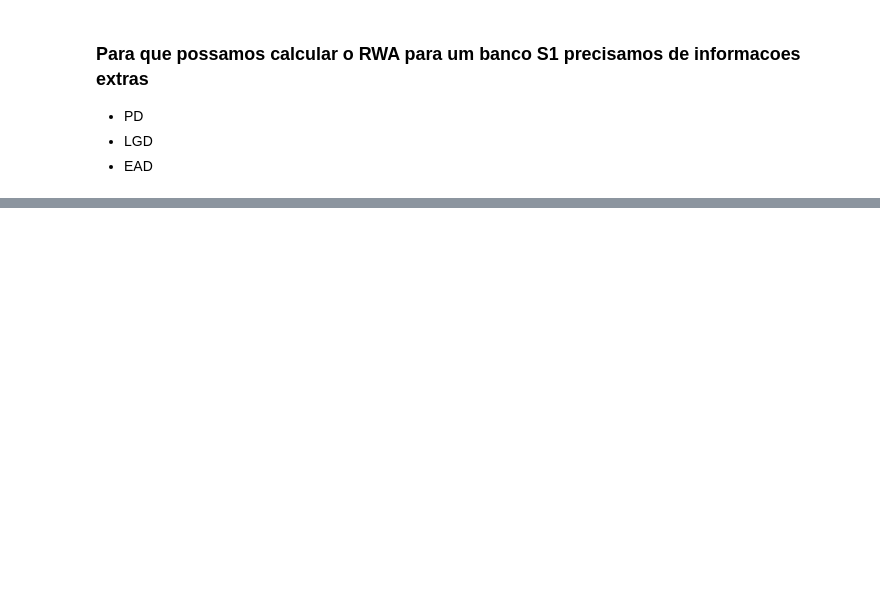
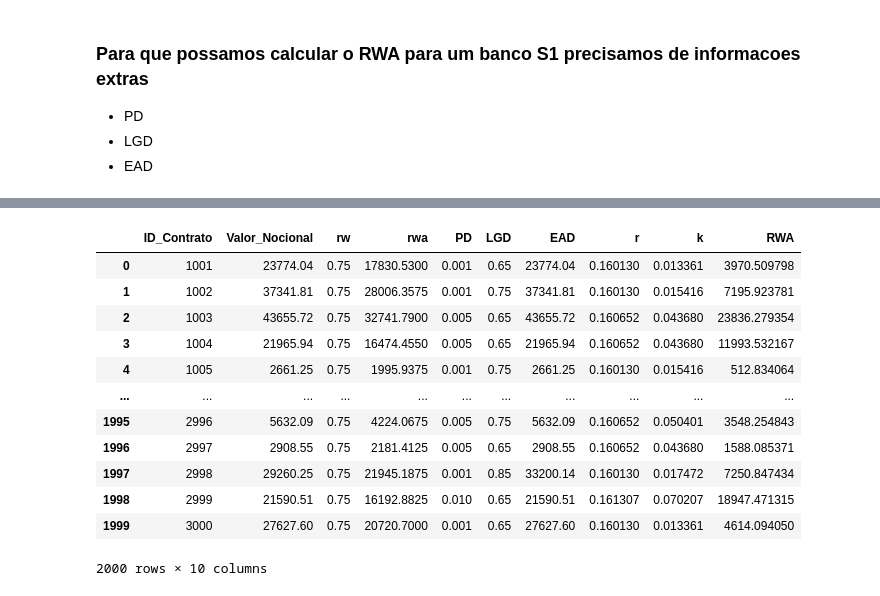
Before and after one commit to Rickpsm/analise_alm, a Jupyter notebook: notebooks/rwa.ipynb, the cells around one changed output, grey strips where cells are left out. Drawn from its saved outputs; the diff is of its cells as text; code cells hidden in the pictures; blank space fills up the shorter version.

```diff
--- a/notebooks/rwa.ipynb
+++ b/notebooks/rwa.ipynb
@@ -262,0 +326,30 @@ Uma regra crucial para bancos S1 e o limite de otimizacao de capital. O comite d
+# %%
+# calculo do capital K
+from scipy.stats import norm
+import math
+
+def calc_k(linha):
+
+    pd = linha['PD']
+    lgd = linha['LGD']
+    r = linha['r']
+
+    # 1. Funções estatísticas (Normais)
+    # G(PD) é a inversa da normal acumulada: norm.ppf
+    # N(...) é a normal acumulada: norm.cdf
+    G_PD = norm.ppf(pd)
+    G_0999 = norm.ppf(0.999)
+
+    # 2. Cálculo de K
+    # Dividimos em partes para facilitar a leitura
+    termo_1 = G_PD / math.sqrt(1 - r)
+    termo_2 = math.sqrt(r / (1 - r)) * G_0999
+
+    N_total = norm.cdf(termo_1 + termo_2)
+
+    k = (lgd * N_total) - (pd * lgd)
+    return k
+
+df_analise_pd['k'] = df_analise_pd.apply(calc_k, axis = 1)
+
+df_analise_pd
@@ -262,0 +518,24 @@ Uma regra crucial para bancos S1 e o limite de otimizacao de capital. O comite d
+# %%
+# Analise do breakeven
+
+df_breakeven = pd.merge(left=df_analise[['ID_Contrato', 'Valor_Nocional', 'rw', 'rwa']]
+                            ,right=df_analise_pd[['ID_Contrato', 'Valor_Nocional', 'PD', 'LGD', 'EAD', 'r', 'k', 'RWA']]
+                            ,left_on= ['ID_Contrato', 'Valor_Nocional']
+                            ,right_on= ['ID_Contrato', 'Valor_Nocional']
+                            ,how= 'left')
+
+df_breakeven
+# %% [output]
+|  | ID_Contrato | Valor_Nocional | rw | rwa | PD | LGD | EAD | r | k | RWA |
+| 0 | 1001 | 23774.04 | 0.75 | 17830.5300 | 0.001 | 0.65 | 23774.04 | 0.160130 | 0.013361 | 3970.509798 |
+| 1 | 1002 | 37341.81 | 0.75 | 28006.3575 | 0.001 | 0.75 | 37341.81 | 0.160130 | 0.015416 | 7195.923781 |
+| 2 | 1003 | 43655.72 | 0.75 | 32741.7900 | 0.005 | 0.65 | 43655.72 | 0.160652 | 0.043680 | 23836.279354 |
+| 3 | 1004 | 21965.94 | 0.75 | 16474.4550 | 0.005 | 0.65 | 21965.94 | 0.160652 | 0.043680 | 11993.532167 |
+| 4 | 1005 | 2661.25 | 0.75 | 1995.9375 | 0.001 | 0.75 | 2661.25 | 0.160130 | 0.015416 | 512.834064 |
+| ... | ... | ... | ... | ... | ... | ... | ... | ... | ... | ... |
+| 1995 | 2996 | 5632.09 | 0.75 | 4224.0675 | 0.005 | 0.75 | 5632.09 | 0.160652 | 0.050401 | 3548.254843 |
+| 1996 | 2997 | 2908.55 | 0.75 | 2181.4125 | 0.005 | 0.65 | 2908.55 | 0.160652 | 0.043680 | 1588.085371 |
+| 1997 | 2998 | 29260.25 | 0.75 | 21945.1875 | 0.001 | 0.85 | 33200.14 | 0.160130 | 0.017472 | 7250.847434 |
+| 1998 | 2999 | 21590.51 | 0.75 | 16192.8825 | 0.010 | 0.65 | 21590.51 | 0.161307 | 0.070207 | 18947.471315 |
+| 1999 | 3000 | 27627.60 | 0.75 | 20720.7000 | 0.001 | 0.65 | 27627.60 | 0.160130 | 0.013361 | 4614.094050 |
+2000 rows × 10 columns
```
Also changed, not shown: parts of 16 cells of this notebook, 1 other file.
